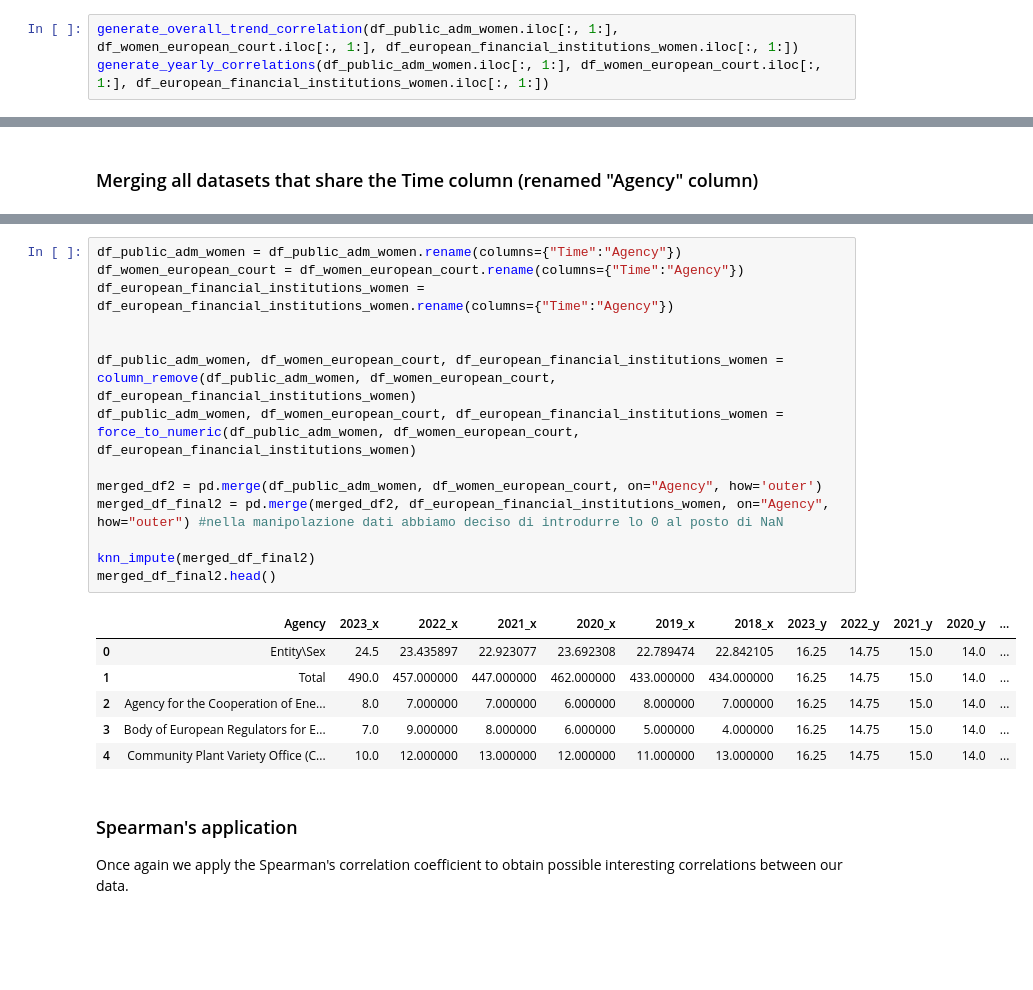
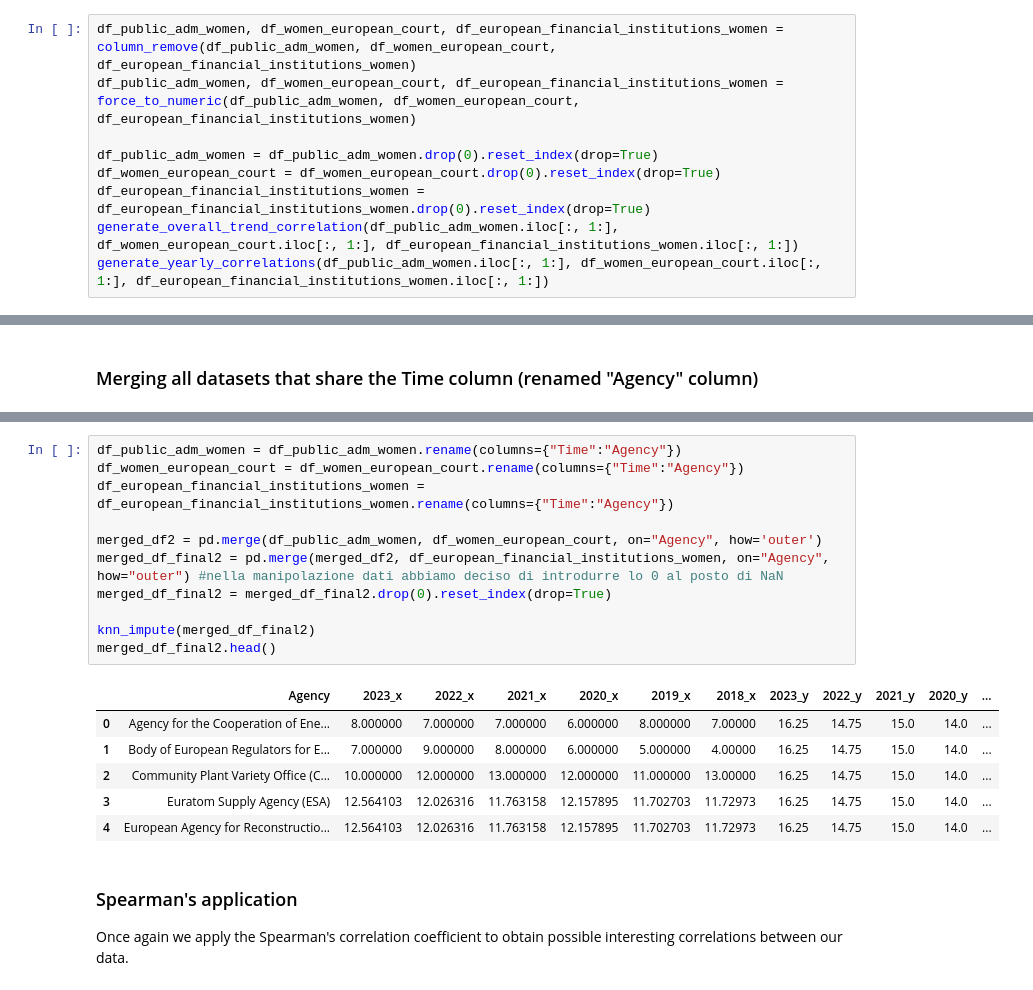
Before and after one commit to alicepicco333/wipEU, a Jupyter notebook: technical_analysis/geomashup.ipynb, the cells around one changed output, grey strips where cells are left out. Cells and saved outputs as stored; diff of their text form; blank space fills up the shorter version.

```diff
--- a/technical_analysis/geomashup.ipynb
+++ b/technical_analysis/geomashup.ipynb
@@ -401,4 +444,10 @@ Using the two functions developed above we can start to look at the correlations
 # %%
+df_public_adm_women, df_women_european_court, df_european_financial_institutions_women = column_remove(df_public_adm_women, df_women_european_court, df_european_financial_institutions_women)
+df_public_adm_women, df_women_european_court, df_european_financial_institutions_women = force_to_numeric(df_public_adm_women, df_women_european_court, df_european_financial_institutions_women)
+
+df_public_adm_women = df_public_adm_women.drop(0).reset_index(drop=True)
+df_women_european_court = df_women_european_court.drop(0).reset_index(drop=True)
+df_european_financial_institutions_women = df_european_financial_institutions_women.drop(0).reset_index(drop=True)
 generate_overall_trend_correlation(df_public_adm_women.iloc[:, 1:], df_women_european_court.iloc[:, 1:], df_european_financial_institutions_women.iloc[:, 1:])
 generate_yearly_correlations(df_public_adm_women.iloc[:, 1:], df_women_european_court.iloc[:, 1:], df_european_financial_institutions_women.iloc[:, 1:])
 # %% [output]
@@ -446,24 +495,21 @@ When it comes to KNN imputation, the algorithm works by imputing missing values
 # %%
 df_public_adm_women = df_public_adm_women.rename(columns={"Time":"Agency"})
 df_women_european_court = df_women_european_court.rename(columns={"Time":"Agency"})
 df_european_financial_institutions_women = df_european_financial_institutions_women.rename(columns={"Time":"Agency"})
 
-
-df_public_adm_women, df_women_european_court, df_european_financial_institutions_women = column_remove(df_public_adm_women, df_women_european_court, df_european_financial_institutions_women)
-df_public_adm_women, df_women_european_court, df_european_financial_institutions_women = force_to_numeric(df_public_adm_women, df_women_european_court, df_european_financial_institutions_women)
-
 merged_df2 = pd.merge(df_public_adm_women, df_women_european_court, on="Agency", how='outer')
 merged_df_final2 = pd.merge(merged_df2, df_european_financial_institutions_women, on="Agency", how="outer") #nella manipolazione dati abbiamo deciso di introdurre lo 0 al posto di NaN
+merged_df_final2 = merged_df_final2.drop(0).reset_index(drop=True)
 
 knn_impute(merged_df_final2)
 merged_df_final2.head()
 # %% [output]
 |  | Agency | 2023_x | 2022_x | 2021_x | 2020_x | 2019_x | 2018_x | 2023_y | 2022_y | 2021_y | 2020_y | ... |
-| 0 | Entity\Sex | 24.5 | 23.435897 | 22.923077 | 23.692308 | 22.789474 | 22.842105 | 16.25 | 14.75 | 15.0 | 14.0 | ... |
-| 1 | Total | 490.0 | 457.000000 | 447.000000 | 462.000000 | 433.000000 | 434.000000 | 16.25 | 14.75 | 15.0 | 14.0 | ... |
-| 2 | Agency for the Cooperation of Ene... | 8.0 | 7.000000 | 7.000000 | 6.000000 | 8.000000 | 7.000000 | 16.25 | 14.75 | 15.0 | 14.0 | ... |
-| 3 | Body of European Regulators for E... | 7.0 | 9.000000 | 8.000000 | 6.000000 | 5.000000 | 4.000000 | 16.25 | 14.75 | 15.0 | 14.0 | ... |
-| 4 | Community Plant Variety Office (C... | 10.0 | 12.000000 | 13.000000 | 12.000000 | 11.000000 | 13.000000 | 16.25 | 14.75 | 15.0 | 14.0 | ... |
+| 0 | Agency for the Cooperation of Ene... | 8.000000 | 7.000000 | 7.000000 | 6.000000 | 8.000000 | 7.00000 | 16.25 | 14.75 | 15.0 | 14.0 | ... |
+| 1 | Body of European Regulators for E... | 7.000000 | 9.000000 | 8.000000 | 6.000000 | 5.000000 | 4.00000 | 16.25 | 14.75 | 15.0 | 14.0 | ... |
+| 2 | Community Plant Variety Office (C... | 10.000000 | 12.000000 | 13.000000 | 12.000000 | 11.000000 | 13.00000 | 16.25 | 14.75 | 15.0 | 14.0 | ... |
+| 3 | Euratom Supply Agency (ESA) | 12.564103 | 12.026316 | 11.763158 | 12.157895 | 11.702703 | 11.72973 | 16.25 | 14.75 | 15.0 | 14.0 | ... |
+| 4 | European Agency for Reconstructio... | 12.564103 | 12.026316 | 11.763158 | 12.157895 | 11.702703 | 11.72973 | 16.25 | 14.75 | 15.0 | 14.0 | ... |
 # %% [markdown]
 ### Spearman's application
 
```
Also changed, not shown: parts of 31 cells of this notebook.
